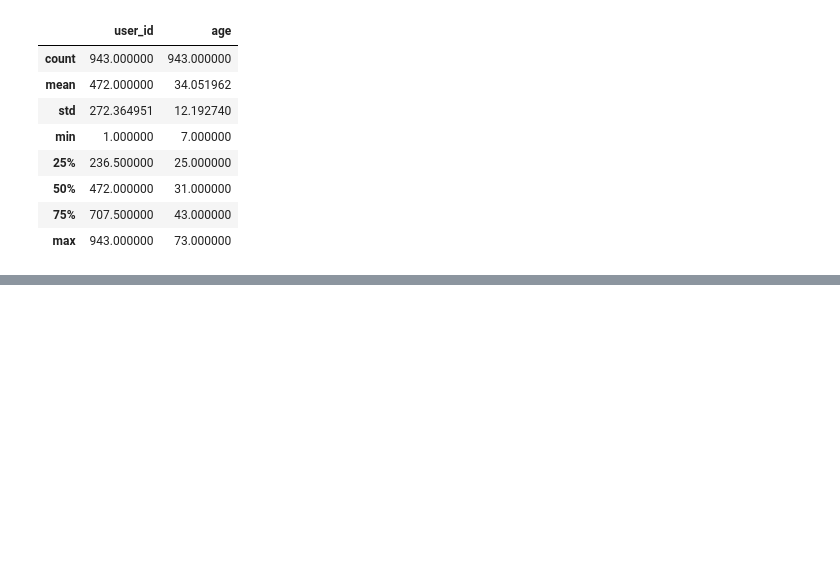
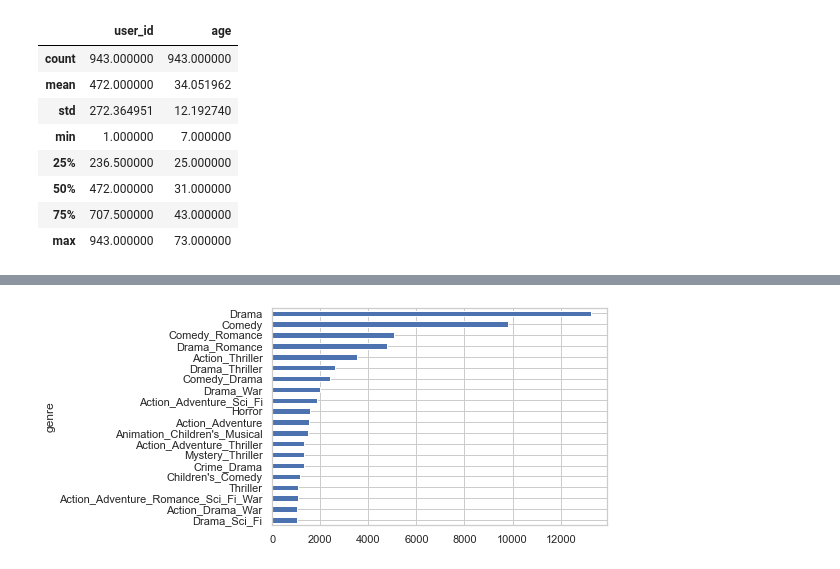
Before and after one commit to SamueleCrispino/recommender-system, a Jupyter notebook: recommender_system.ipynb, the cells around one changed output, grey strips where cells are left out. Saved outputs shown, nothing was run; the diff lists cells and outputs as text; code cells hidden in the pictures; blank space fills up the shorter version.

Commit message:
Added counter

```diff
--- a/recommender_system.ipynb
+++ b/recommender_system.ipynb
@@ -407,0 +473,31 @@ fig.set_size_inches(6, 12)
+# %%
+def get_genre(row):
+
+    genres = ["unknown","Action","Adventure","Animation",
+        "Children's","Comedy","Crime","Documentary","Drama","Fantasy",
+        "Film_Noir","Horror","Musical","Mystery","Romance","Sci_Fi",
+        "Thriller","War","Western"]
+    genre_list = []
+    for col in genres:
+        if row[col] == 1:
+            genre_list.append(col)
+
+
+    genre = ""
+
+    genre_list.sort()
+
+    for g in genre_list:
+        if genre == "":
+            genre += g
+        else:
+            genre += "_" + g
+
+    return genre
+
+
+
+
+merged_df["genre"] = merged_df.apply(lambda row: get_genre(row), axis = 1)
+
+merged_df.head()
@@ -407,0 +512,5 @@ fig.set_size_inches(6, 12)
+# %%
+merged_df.groupby("genre").count().item.sort_values(ascending=False)[0:20].plot.barh()
+plt.gca().invert_yaxis()
+# %% [output]
+[figure, added]
```
Also changed, not shown: parts of 59 cells of this notebook.
